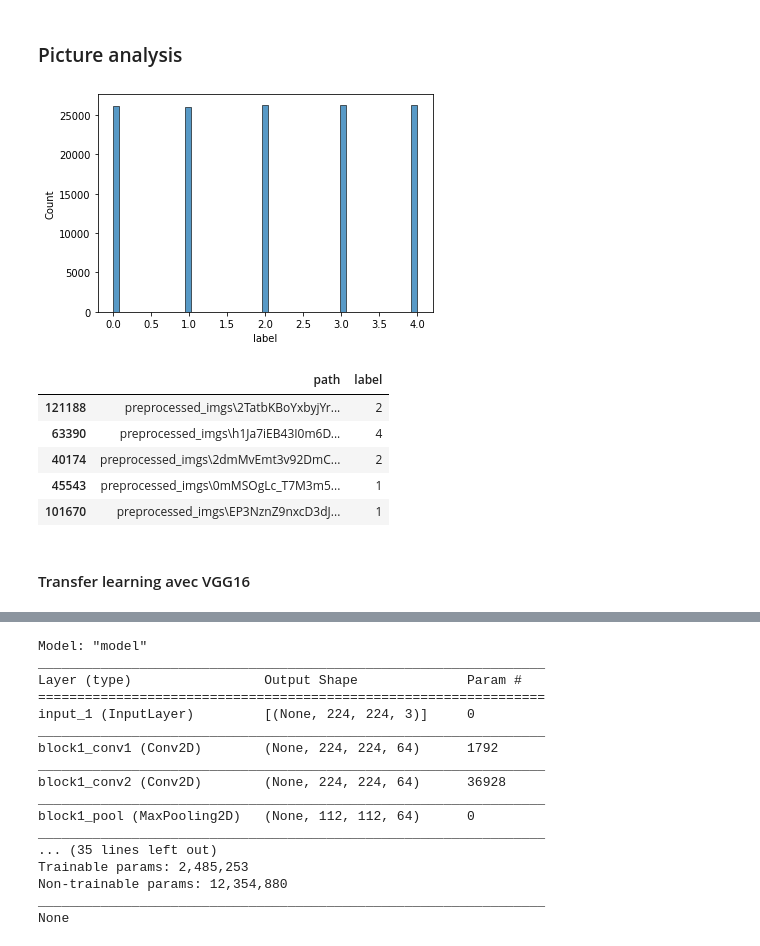
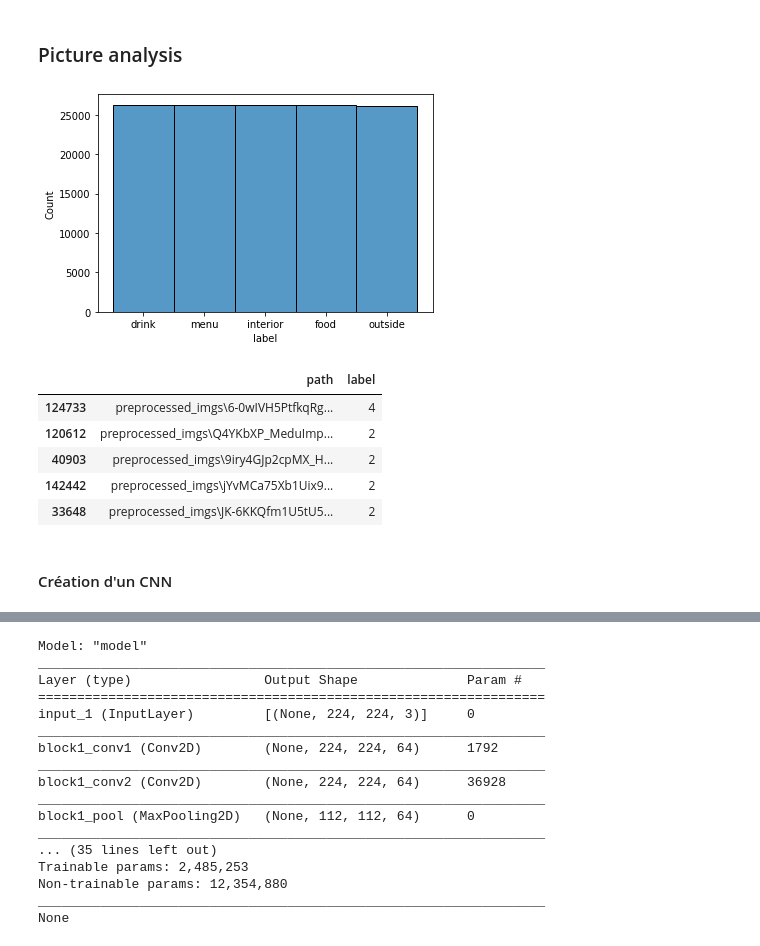
Before and after one commit to ThibaultDieudonne/Comments-and-Pictures-Classification, a Jupyter notebook: n.ipynb, the cells around one changed output, grey strips where cells are left out. Cells and saved outputs as stored; diff of their text form; code cells hidden in the pictures.

```diff
--- a/n.ipynb
+++ b/n.ipynb
@@ -396,17 +384,19 @@ test_df = pd.read_csv('photos_test.csv')
 test_df = test_df.head(test_nrows)
 val_df = pd.read_csv('photos_val.csv')
 val_df = val_df.head(val_nrows)
-sns.histplot(x=train_df["label"])
-plt.show()
-train_df.head()
-# %% [output]
-[figure, removed]
-|  | path | label |
-| 121188 | preprocessed_imgs\2TatbKBoYxbyjYr... | 2 |
-| 63390 | preprocessed_imgs\h1Ja7iEB43I0m6D... | 4 |
-| 40174 | preprocessed_imgs\2dmMvEmt3v92DmC... | 2 |
-| 45543 | preprocessed_imgs\0mMSOgLc_T7M3m5... | 1 |
-| 101670 | preprocessed_imgs\EP3NznZ9nxcD3dJ... | 1 |
+# %%
+test_df = test_df[["path", "label"]]
+sns.histplot(x=train_df["label"].apply(lambda x: lbls[x]))
+plt.show()
+train_df.head()
+# %% [output]
+[figure, added]
+|  | path | label |
+| 124733 | preprocessed_imgs\6-0wIVH5PtfkqRg... | 4 |
+| 120612 | preprocessed_imgs\Q4YKbXP_MeduImp... | 2 |
+| 40903 | preprocessed_imgs\9iry4GJp2cpMX_H... | 2 |
+| 142442 | preprocessed_imgs\jYvMCa75Xb1Uix9... | 2 |
+| 33648 | preprocessed_imgs\JK-6KKQfm1U5tU5... | 2 |
 # %%
 cmap = cm.get_cmap('tab20')
 
@@ -439,8 +429,6 @@ def tsne(mdl, lr=200.0):
     ax.legend(fontsize='large', markerscale=2)
     plt.title('TSNE Scatter Plot')
     plt.show()
-# %% [markdown]
-#### Transfer learning avec VGG16
 # %%
 # make tf dataset
 train_ds = tf.data.Dataset.from_tensor_slices((train_df["path"].values, tf.cast(train_df["label"].values, tf.int32))).shuffle(BUFFER_SIZE)
@@ -461,3 +449,5 @@ train_ds = train_ds.prefetch(buffer_size=AUTOTUNE)
 test_ds = test_ds.batch(batch_size)
 val_ds = val_ds.batch(batch_size)
 val_ds = val_ds.prefetch(buffer_size=AUTOTUNE)
+# %% [markdown]
+#### Création d'un CNN
```
Also changed, not shown: parts of 35 cells of this notebook, 6 other files.
